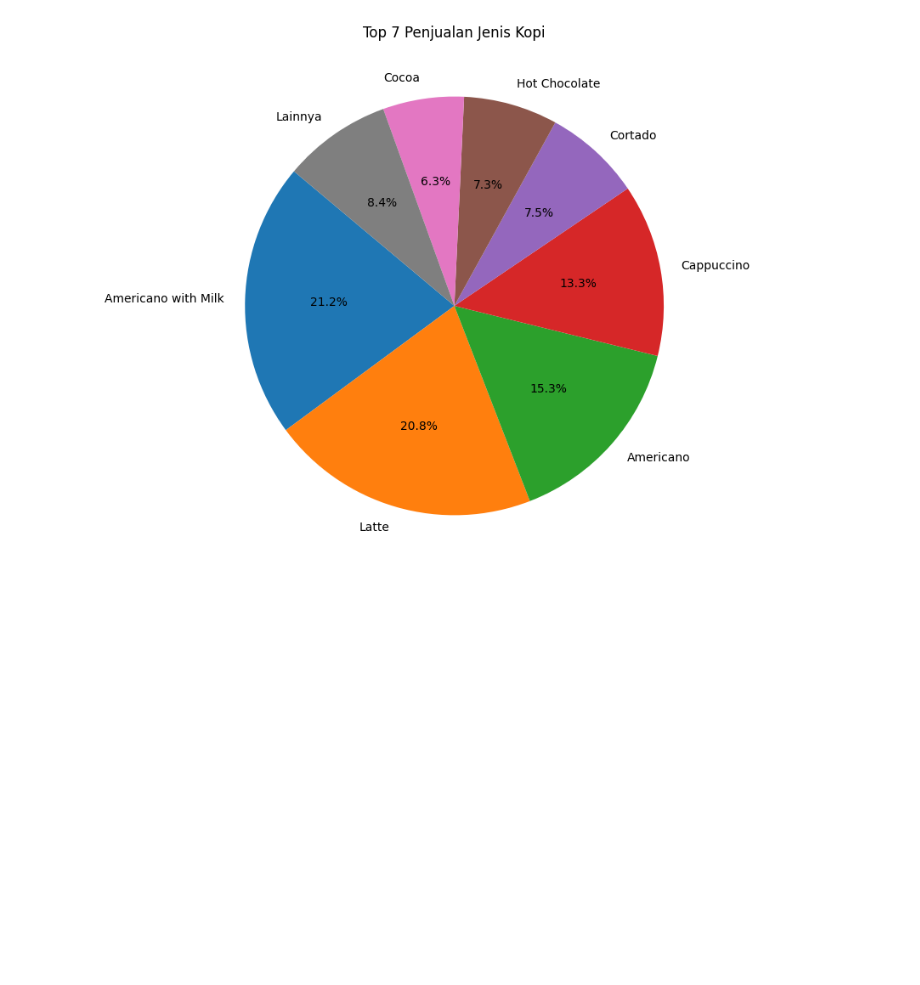
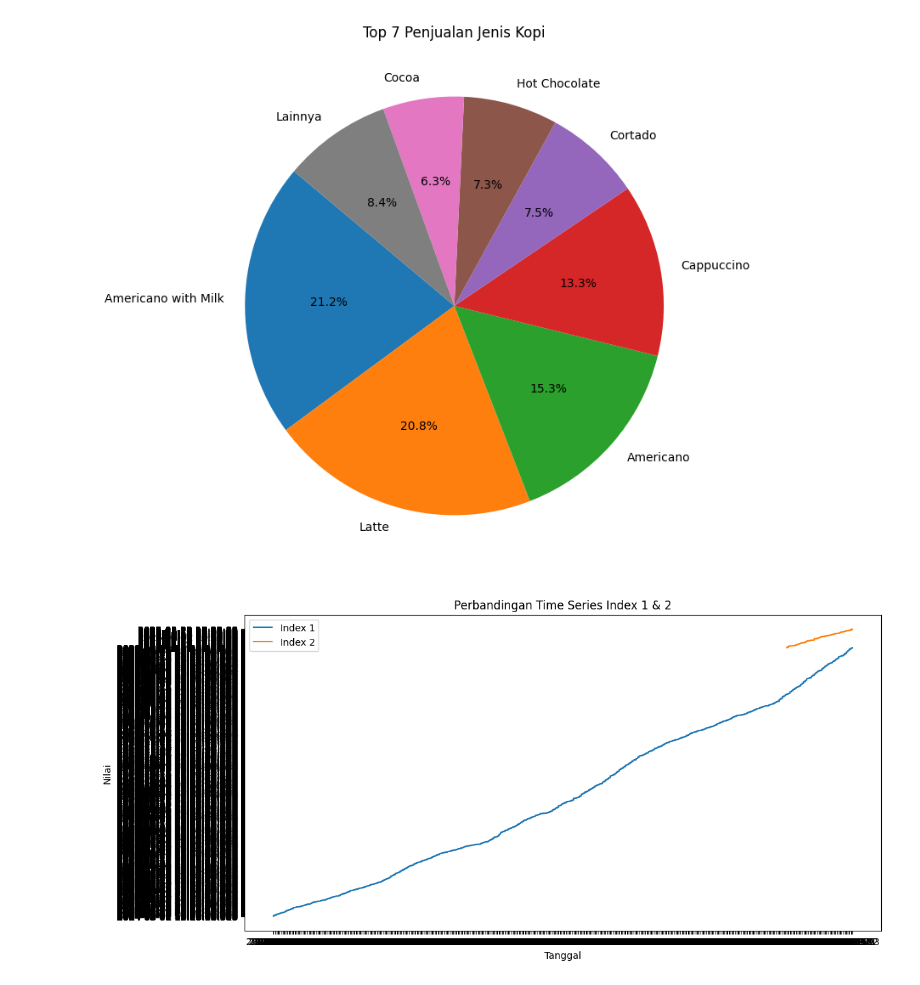
Before and after one commit to ItsKarr007/DataScince, a Jupyter notebook: TUGAS UTS.ipynb, the cells around one changed output. Cells and saved outputs as stored; diff of their text form; code cells hidden in the pictures; blank space fills up the shorter version.

```diff
--- a/TUGAS UTS.ipynb
+++ b/TUGAS UTS.ipynb
@@ -285,3 +265,17 @@ plt.ylabel('')
 plt.show()
 # %% [output]
 [figure]
+# %%
+#ntar ini dihapus gpp
+plt.figure(figsize=(12,6))
+
+plt.plot(df1['date'], df1.iloc[:,1], label='Index 1')
+plt.plot(df2['date'], df2.iloc[:,1], label='Index 2')
+
+plt.title('Perbandingan Time Series Index 1 & 2')
+plt.xlabel('Tanggal')
+plt.ylabel('Nilai')
+plt.legend()
+plt.show()
+# %% [output]
+[figure, added]
```
Also changed, not shown: parts of 15 cells of this notebook.
